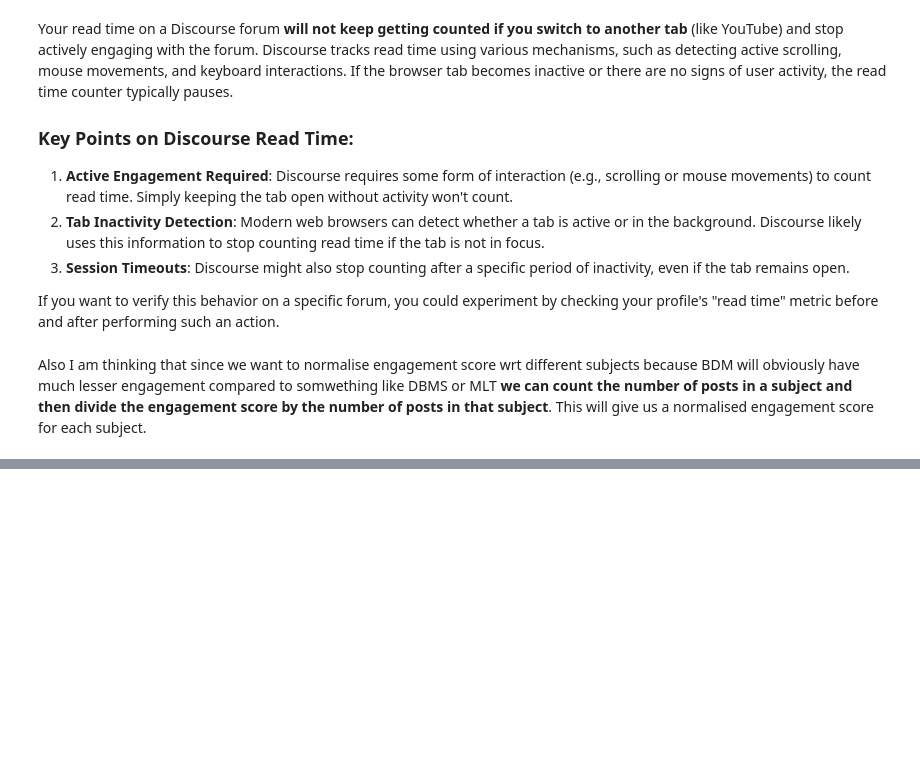
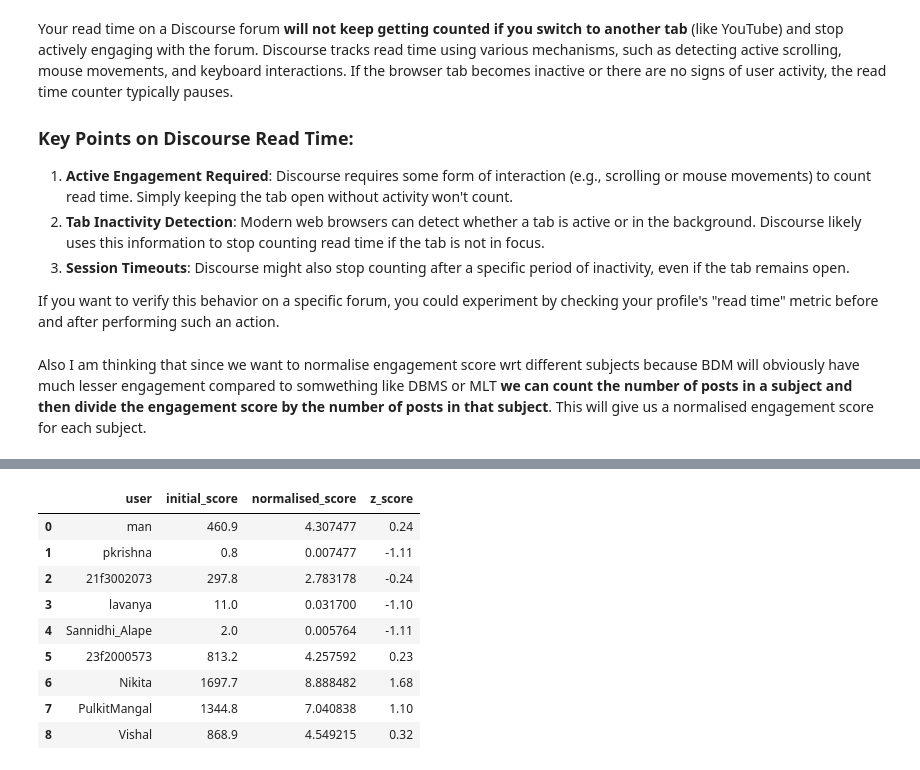
Before and after one commit to Shubham-Gattani/DISCOURSE_ANALYSIS_ICSR, a Jupyter notebook: Shubham_codes/engagement_score.ipynb, the cells around one changed output, grey strips where cells are left out. Saved outputs shown, nothing was run; the diff lists cells and outputs as text; code cells hidden in the pictures; blank space fills up the shorter version.

Commit message:
Updated the engagement score calculation notrbook

```diff
--- a/Shubham_codes/engagement_score.ipynb
+++ b/Shubham_codes/engagement_score.ipynb
@@ -307,0 +82,11 @@ else:
+# %%
+# Assign the weights to the relevant columns
+weights_dict = { 'likes_given': 0.1,
+                "likes_recieved": 0.5,
+                "created_a_new_topic": 1,
+                "replied": 0.8,
+                "user's_post_was_quoted": 0.6,
+                "user_marked_a_post_as_solution":0.2,
+                "Solutions_posted": 1
+}
+merged_df.columns
@@ -307,0 +99,11 @@ else:
+# %%
+# Initial score is the summation of column_value*weight
+merged_df["initial_score"] = sum(merged_df[column]*weights_dict[column] for column in merged_df.columns if column not in ["initial_score",'subject','user','overall_topics_count_of_this_subject'])
+
+# For normalised score, we just divide the initial score by the overall_topics_count_of_this_subject
+merged_df["normalised_score"] = merged_df["initial_score"] / merged_df["overall_topics_count_of_this_subject"]
+
+# Now we will calculate the Z-score for each user
+merged_df["z_score"] = round((merged_df["normalised_score"] - merged_df["normalised_score"].mean()) / merged_df["normalised_score"].std(),2)
+
+merged_df[["user", "initial_score", "normalised_score", "z_score"]].sample(4)
@@ -307,0 +116,13 @@ else:
+# %%
+merged_df[["user", "initial_score", "normalised_score", "z_score"]]
+# %% [output]
+|  | user | initial_score | normalised_score | z_score |
+| 0 | man | 460.9 | 4.307477 | 0.24 |
+| 1 | pkrishna | 0.8 | 0.007477 | -1.11 |
+| 2 | 21f3002073 | 297.8 | 2.783178 | -0.24 |
+| 3 | lavanya | 11.0 | 0.031700 | -1.10 |
+| 4 | Sannidhi_Alape | 2.0 | 0.005764 | -1.11 |
+| 5 | 23f2000573 | 813.2 | 4.257592 | 0.23 |
+| 6 | Nikita | 1697.7 | 8.888482 | 1.68 |
+| 7 | PulkitMangal | 1344.8 | 7.040838 | 1.10 |
+| 8 | Vishal | 868.9 | 4.549215 | 0.32 |
```
Also changed, not shown: parts of 34 cells of this notebook, 5 other files.
